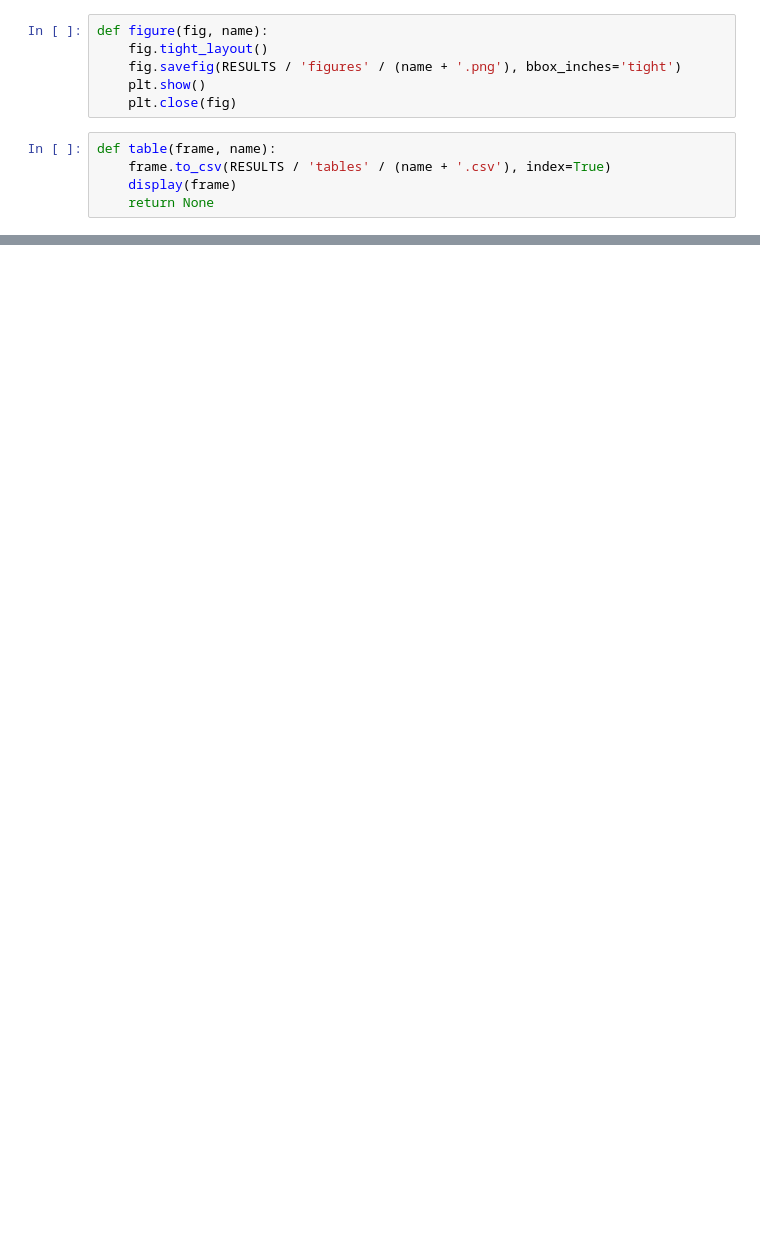
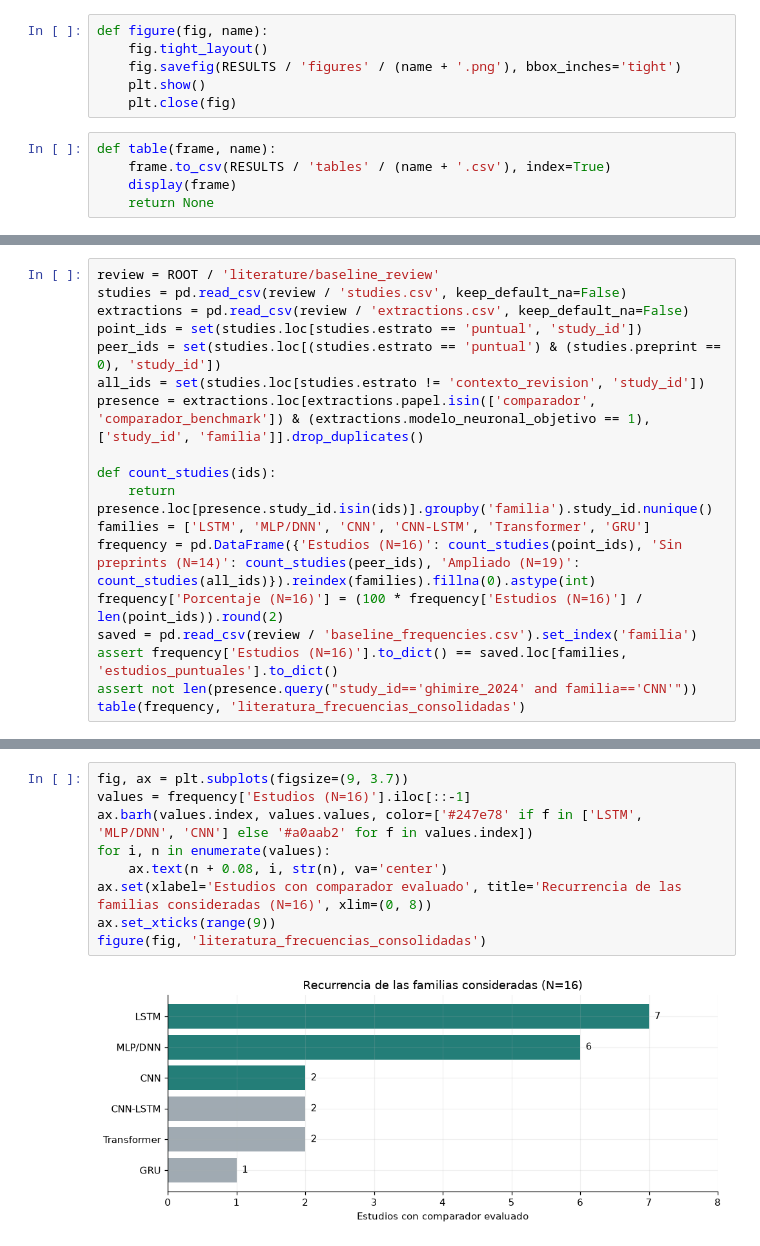
Before and after one commit to Fabian-11037/Time-Series-Project, a Jupyter notebook: book/09_literatura.ipynb, the cells around one changed output, grey strips where cells are left out. Drawn from its saved outputs; the diff is of its cells as text; blank space fills up the shorter version.

```diff
--- a/book/09_literatura.ipynb
+++ b/book/09_literatura.ipynb
@@ -590,0 +139,18 @@ decision('Estimar el preprocesamiento y las representaciones con entrenamiento;
+# %%
+review = ROOT / 'literature/baseline_review'
+studies = pd.read_csv(review / 'studies.csv', keep_default_na=False)
+extractions = pd.read_csv(review / 'extractions.csv', keep_default_na=False)
+point_ids = set(studies.loc[studies.estrato == 'puntual', 'study_id'])
+peer_ids = set(studies.loc[(studies.estrato == 'puntual') & (studies.preprint == 0), 'study_id'])
+all_ids = set(studies.loc[studies.estrato != 'contexto_revision', 'study_id'])
+presence = extractions.loc[extractions.papel.isin(['comparador', 'comparador_benchmark']) & (extractions.modelo_neuronal_objetivo == 1), ['study_id', 'familia']].drop_duplicates()
+
+def count_studies(ids):
+    return presence.loc[presence.study_id.isin(ids)].groupby('familia').study_id.nunique()
+families = ['LSTM', 'MLP/DNN', 'CNN', 'CNN-LSTM', 'Transformer', 'GRU']
+frequency = pd.DataFrame({'Estudios (N=16)': count_studies(point_ids), 'Sin preprints (N=14)': count_studies(peer_ids), 'Ampliado (N=19)': count_studies(all_ids)}).reindex(families).fillna(0).astype(int)
+frequency['Porcentaje (N=16)'] = (100 * frequency['Estudios (N=16)'] / len(point_ids)).round(2)
+saved = pd.read_csv(review / 'baseline_frequencies.csv').set_index('familia')
+assert frequency['Estudios (N=16)'].to_dict() == saved.loc[families, 'estudios_puntuales'].to_dict()
+assert not len(presence.query("study_id=='ghimire_2024' and familia=='CNN'"))
+table(frequency, 'literatura_frecuencias_consolidadas')
@@ -590,0 +166,11 @@ decision('Estimar el preprocesamiento y las representaciones con entrenamiento;
+# %%
+fig, ax = plt.subplots(figsize=(9, 3.7))
+values = frequency['Estudios (N=16)'].iloc[::-1]
+ax.barh(values.index, values.values, color=['#247e78' if f in ['LSTM', 'MLP/DNN', 'CNN'] else '#a0aab2' for f in values.index])
+for i, n in enumerate(values):
+    ax.text(n + 0.08, i, str(n), va='center')
+ax.set(xlabel='Estudios con comparador evaluado', title='Recurrencia de las familias consideradas (N=16)', xlim=(0, 8))
+ax.set_xticks(range(9))
+figure(fig, 'literatura_frecuencias_consolidadas')
+# %% [output]
+[figure, added]
```
Also changed, not shown: parts of 49 cells of this notebook, 28 other files.
